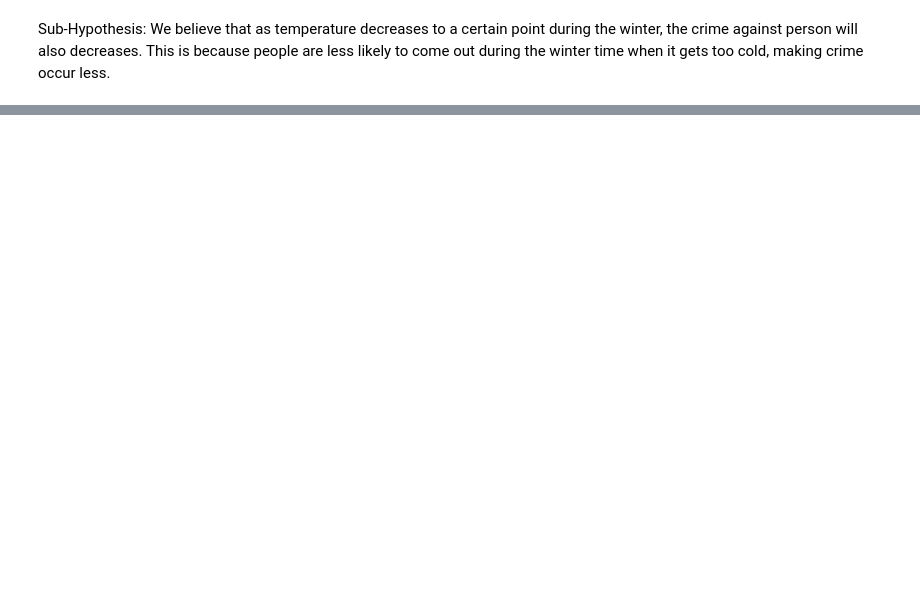
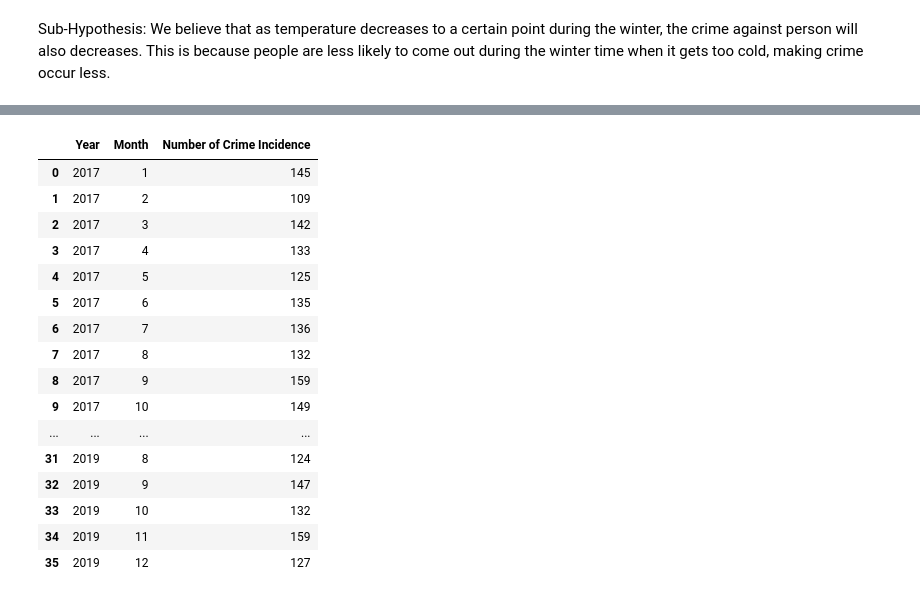
Before and after one commit to siekmeierpaul/Project1-Team6, a Jupyter notebook: Weather & Crime in Silver Spring_Maryland.ipynb, the cells around one changed output, grey strips where cells are left out. Saved outputs shown, nothing was run; the diff lists cells and outputs as text; code cells hidden in the pictures; blank space fills up the shorter version.

```diff
--- a/Weather & Crime in Silver Spring_Maryland.ipynb
+++ b/Weather & Crime in Silver Spring_Maryland.ipynb
@@ -244,11 +504,27 @@ plt.show()
 # %%
-# New Dataframe for number of crimes in each month, indexed by year & month --- don't know how to make useful plot out of this
+# Create a New Dataframe for number of crimes in each month, indexed by year & month
 personmonthyeargroup = person_crime_df.groupby(['Year','Month'])
 personcrime_count_mmyy = personmonthyeargroup['Month'].count()
+personcrime_count_mmyy_df = pd.DataFrame({'Number of Crime Incidence':personcrime_count_mmyy})
 
-personcrime_count_mmyy_df = pd.DataFrame({'Number of Crime Incidence':personcrime_count_mmyy})
-monthsforeachyear = ['January', 'February', 'March', 'April', 'May', 'June', 'July', 'August', 'September', 'October', 'November', 'December', 'January', 'February', 'March', 'April', 'May', 'June', 'July', 'August', 'September', 'October', 'November', 'December', 'January', 'February', 'March', 'April', 'May', 'June', 'July', 'August', 'September', 'October', 'November', 'December']
-
-personcrime_count_mmyy_df['Month'] = monthsforeachyear
-personcrime_count_mmyy_df = personcrime_count_mmyy_df[['Month','Number of Crime Incidence']]
+# Reset the index to allow further data anaylysis
+personcrime_count_mmyy_df = personcrime_count_mmyy_df.reset_index(drop=False)
 personcrime_count_mmyy_df
+# %% [output]
+|  | Year | Month | Number of Crime Incidence |
+| 0 | 2017 | 1 | 145 |
+| 1 | 2017 | 2 | 109 |
+| 2 | 2017 | 3 | 142 |
+| 3 | 2017 | 4 | 133 |
+| 4 | 2017 | 5 | 125 |
+| 5 | 2017 | 6 | 135 |
+| 6 | 2017 | 7 | 136 |
+| 7 | 2017 | 8 | 132 |
+| 8 | 2017 | 9 | 159 |
+| 9 | 2017 | 10 | 149 |
+| ... | ... | ... | ... |
+| 31 | 2019 | 8 | 124 |
+| 32 | 2019 | 9 | 147 |
+| 33 | 2019 | 10 | 132 |
+| 34 | 2019 | 11 | 159 |
+| 35 | 2019 | 12 | 127 |
```
Also changed, not shown: parts of 34 cells of this notebook.
